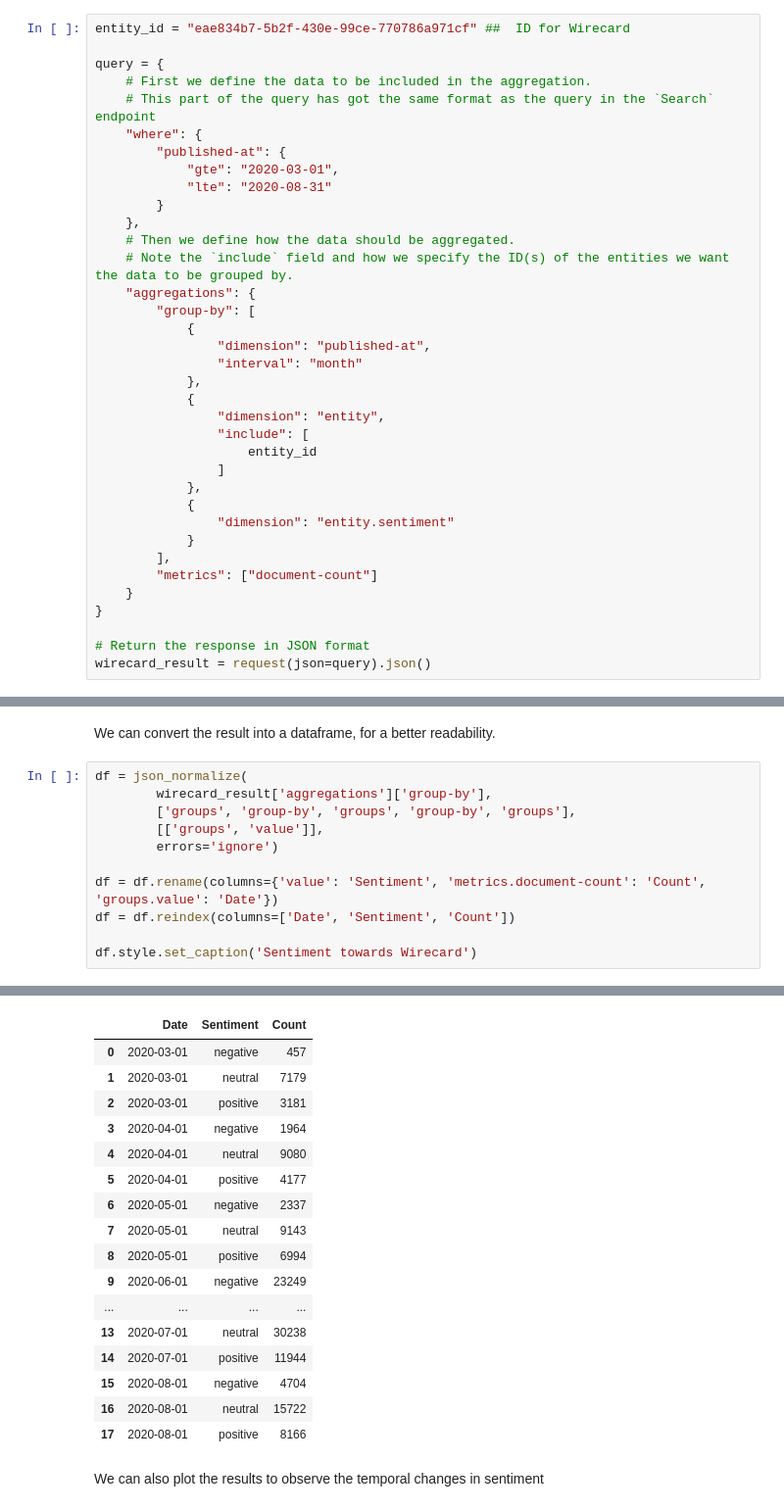
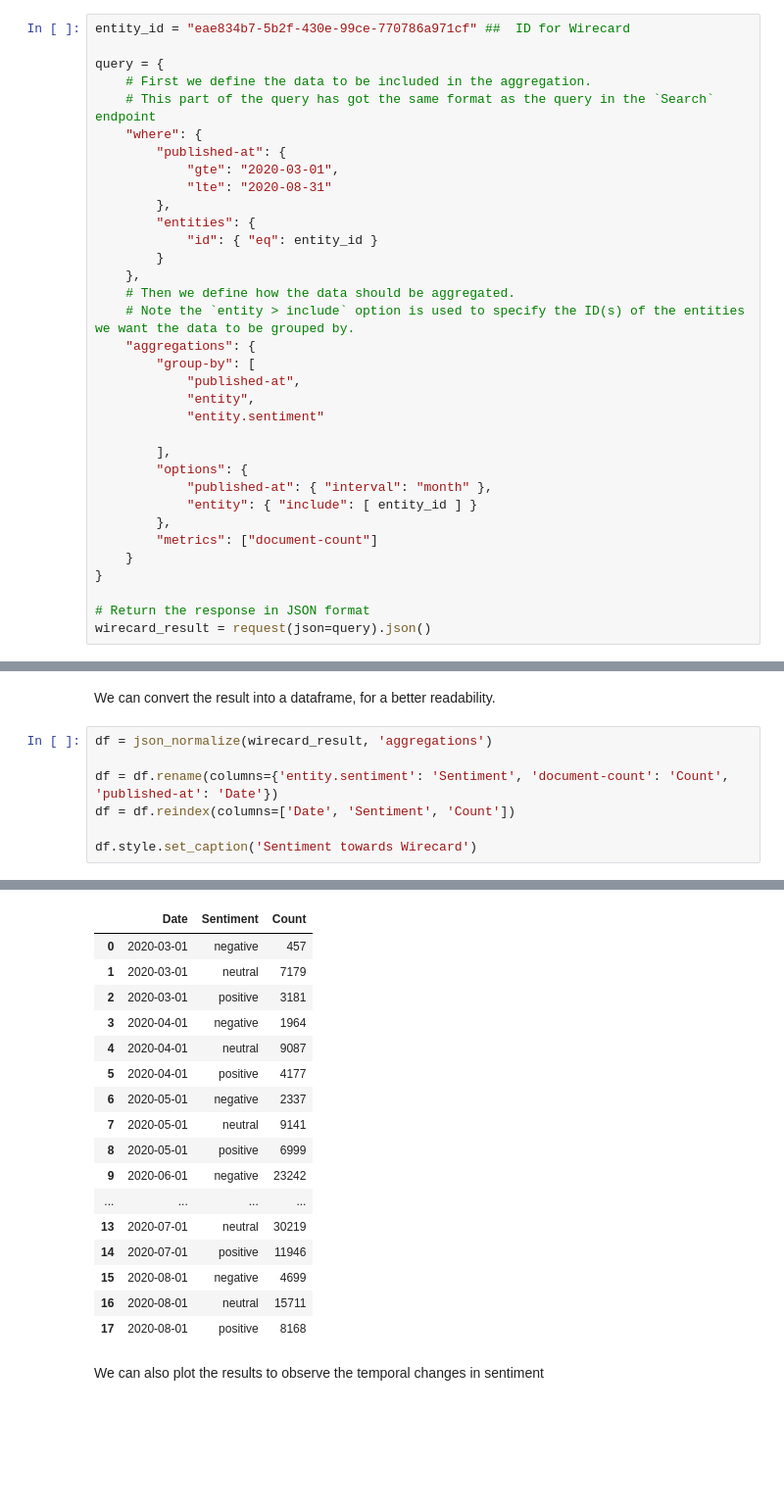
Before and after one commit to signal-ai/signal-api-tools, a Jupyter notebook: notebooks/trends_tutorial.ipynb, the cells around one changed output, grey strips where cells are left out. Shown at 98% size. Saved outputs shown, nothing was run; the diff lists cells and outputs as text; blank space fills up the shorter version.

```diff
--- a/notebooks/trends_tutorial.ipynb
+++ b/notebooks/trends_tutorial.ipynb
@@ -95,26 +95,24 @@ query = {
         "published-at": {
             "gte": "2020-03-01",
             "lte": "2020-08-31"
+        },
+        "entities": {
+            "id": { "eq": entity_id }
         }
     },
     # Then we define how the data should be aggregated.
-    # Note the `include` field and how we specify the ID(s) of the entities we want the data to be grouped by.
+    # Note the `entity > include` option is used to specify the ID(s) of the entities we want the data to be grouped by.
     "aggregations": {
         "group-by": [
-            {
-                "dimension": "published-at",
-                "interval": "month"
-            },
-            {
-                "dimension": "entity",
-                "include": [
-                    entity_id
-                ]
-            },
-            {
-                "dimension": "entity.sentiment"
-            }
+            "published-at",
+            "entity",
+            "entity.sentiment"
+
         ],
+        "options": {
+            "published-at": { "interval": "month" },
+            "entity": { "include": [ entity_id ] }
+        },
         "metrics": ["document-count"]
     }
 }
@@ -131,35 +129,31 @@ JSON(wirecard_result)
 # %% [markdown]
 We can convert the result into a dataframe, for a better readability.
 # %%
-df = json_normalize(
-        wirecard_result['aggregations']['group-by'],
-        ['groups', 'group-by', 'groups', 'group-by', 'groups'],
-        [['groups', 'value']],
-        errors='ignore')
+df = json_normalize(wirecard_result, 'aggregations')
 
-df = df.rename(columns={'value': 'Sentiment', 'metrics.document-count': 'Count', 'groups.value': 'Date'})
+df = df.rename(columns={'entity.sentiment': 'Sentiment', 'document-count': 'Count', 'published-at': 'Date'})
 df = df.reindex(columns=['Date', 'Sentiment', 'Count'])
 
 df.style.set_caption('Sentiment towards Wirecard')
 # %% [output]
 Sentiment towards Wirecard
 |  | Date | Sentiment | Count |
 | 0 | 2020-03-01 | negative | 457 |
 | 1 | 2020-03-01 | neutral | 7179 |
 | 2 | 2020-03-01 | positive | 3181 |
 | 3 | 2020-04-01 | negative | 1964 |
-| 4 | 2020-04-01 | neutral | 9080 |
+| 4 | 2020-04-01 | neutral | 9087 |
 | 5 | 2020-04-01 | positive | 4177 |
 | 6 | 2020-05-01 | negative | 2337 |
-| 7 | 2020-05-01 | neutral | 9143 |
-| 8 | 2020-05-01 | positive | 6994 |
-| 9 | 2020-06-01 | negative | 23249 |
+| 7 | 2020-05-01 | neutral | 9141 |
+| 8 | 2020-05-01 | positive | 6999 |
+| 9 | 2020-06-01 | negative | 23242 |
 | ... | ... | ... | ... |
-| 13 | 2020-07-01 | neutral | 30238 |
-| 14 | 2020-07-01 | positive | 11944 |
-| 15 | 2020-08-01 | negative | 4704 |
-| 16 | 2020-08-01 | neutral | 15722 |
-| 17 | 2020-08-01 | positive | 8166 |
+| 13 | 2020-07-01 | neutral | 30219 |
+| 14 | 2020-07-01 | positive | 11946 |
+| 15 | 2020-08-01 | negative | 4699 |
+| 16 | 2020-08-01 | neutral | 15711 |
+| 17 | 2020-08-01 | positive | 8168 |
 # %% [markdown]
 We can also plot the results to observe the temporal changes in sentiment
 # %%
```
Also changed, not shown: parts of 8 cells of this notebook.
